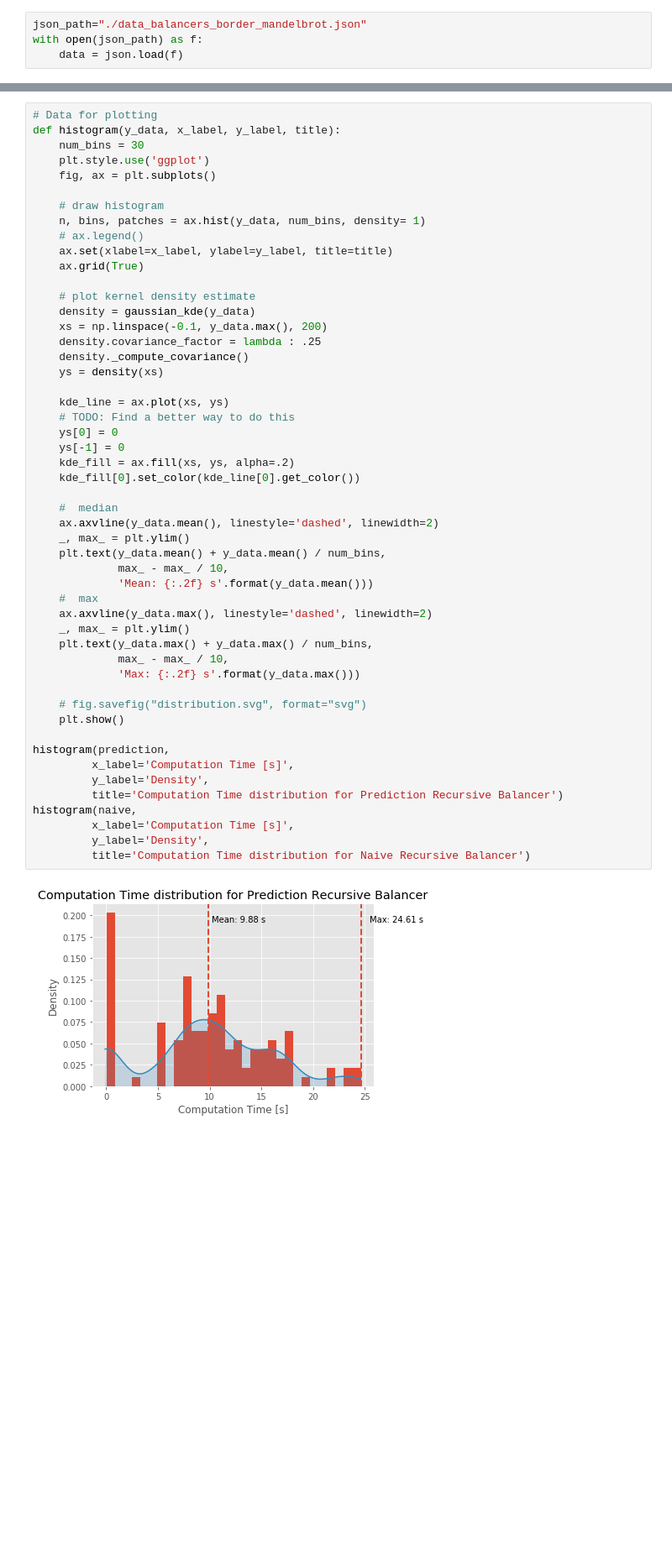
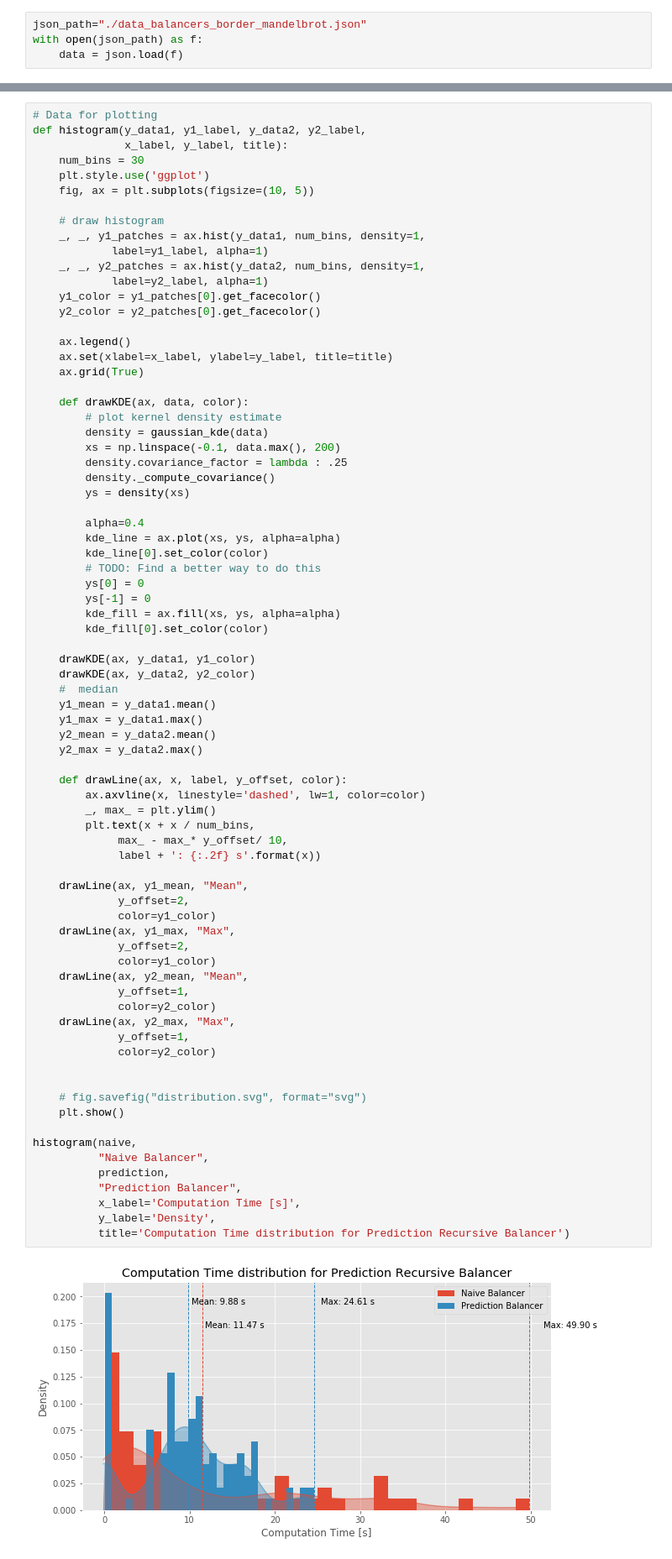
Before and after one commit to eragp/mandelbrot, a Jupyter notebook: eval/balancers/balancers_distribution.ipynb, the cells around one changed output, grey strips where cells are left out. Shown at 84% size. Drawn from its saved outputs; the diff is of its cells as text; blank space fills up the shorter version.

Commit message:
Merged Histograms for naive and prediction balancer

```diff
--- a/eval/balancers/balancers_distribution.ipynb
+++ b/eval/balancers/balancers_distribution.ipynb
@@ -52,54 +52,79 @@ print(timings, naive)
  32.110359 42.844611]
 # %%
 # Data for plotting
-def histogram(y_data, x_label, y_label, title):
+def histogram(y_data1, y1_label, y_data2, y2_label,
+              x_label, y_label, title):
     num_bins = 30
     plt.style.use('ggplot')
-    fig, ax = plt.subplots()
+    fig, ax = plt.subplots(figsize=(10, 5))
 
     # draw histogram
-    n, bins, patches = ax.hist(y_data, num_bins, density= 1)
-    # ax.legend()
+    _, _, y1_patches = ax.hist(y_data1, num_bins, density=1,
+            label=y1_label, alpha=1)
+    _, _, y2_patches = ax.hist(y_data2, num_bins, density=1,
+            label=y2_label, alpha=1)
+    y1_color = y1_patches[0].get_facecolor()
+    y2_color = y2_patches[0].get_facecolor()
+
+    ax.legend()
     ax.set(xlabel=x_label, ylabel=y_label, title=title)
     ax.grid(True)
 
-    # plot kernel density estimate
-    density = gaussian_kde(y_data)
-    xs = np.linspace(-0.1, y_data.max(), 200)
-    density.covariance_factor = lambda : .25
-    density._compute_covariance()
-    ys = density(xs)
+    def drawKDE(ax, data, color):
+        # plot kernel density estimate
+        density = gaussian_kde(data)
+        xs = np.linspace(-0.1, data.max(), 200)
+        density.covariance_factor = lambda : .25
+        density._compute_covariance()
+        ys = density(xs)
 
-    kde_line = ax.plot(xs, ys)
-    # TODO: Find a better way to do this
-    ys[0] = 0
-    ys[-1] = 0
-    kde_fill = ax.fill(xs, ys, alpha=.2)
-    kde_fill[0].set_color(kde_line[0].get_color())
+        alpha=0.4
+        kde_line = ax.plot(xs, ys, alpha=alpha)
+        kde_line[0].set_color(color)
+        # TODO: Find a better way to do this
+        ys[0] = 0
+        ys[-1] = 0
+        kde_fill = ax.fill(xs, ys, alpha=alpha)
+        kde_fill[0].set_color(color)
 
+    drawKDE(ax, y_data1, y1_color)
+    drawKDE(ax, y_data2, y2_color)
     #  median
-    ax.axvline(y_data.mean(), linestyle='dashed', linewidth=2)
-    _, max_ = plt.ylim()
-    plt.text(y_data.mean() + y_data.mean() / num_bins,
-             max_ - max_ / 10,
-             'Mean: {:.2f} s'.format(y_data.mean()))
-    #  max
-    ax.axvline(y_data.max(), linestyle='dashed', linewidth=2)
-    _, max_ = plt.ylim()
-    plt.text(y_data.max() + y_data.max() / num_bins,
-             max_ - max_ / 10,
-             'Max: {:.2f} s'.format(y_data.max()))
+    y1_mean = y_data1.mean()
+    y1_max = y_data1.max()
+    y2_mean = y_data2.mean()
+    y2_max = y_data2.max()
+
+    def drawLine(ax, x, label, y_offset, color):
+        ax.axvline(x, linestyle='dashed', lw=1, color=color)
+        _, max_ = plt.ylim()
+        plt.text(x + x / num_bins,
+             max_ - max_* y_offset/ 10,
+             label + ': {:.2f} s'.format(x))
+
+    drawLine(ax, y1_mean, "Mean",
+             y_offset=2,
+             color=y1_color)
+    drawLine(ax, y1_max, "Max",
+             y_offset=2,
+             color=y1_color)
+    drawLine(ax, y2_mean, "Mean",
+             y_offset=1,
+             color=y2_color)
+    drawLine(ax, y2_max, "Max",
+             y_offset=1,
+             color=y2_color)
+
 
     # fig.savefig("distribution.svg", format="svg")
     plt.show()
 
-histogram(prediction,
-         x_label='Computation Time [s]',
-         y_label='Density',
-         title='Computation Time distribution for Prediction Recursive Balancer')
 histogram(naive,
-         x_label='Computation Time [s]',
-         y_label='Density',
-         title='Computation Time distribution for Naive Recursive Balancer')
+          "Naive Balancer",
+          prediction,
+          "Prediction Balancer",
+          x_label='Computation Time [s]',
+          y_label='Density',
+          title='Computation Time distribution for Prediction Recursive Balancer')
 # %% [output]
-[figure, old version]
+[figure, new version]
```
Also changed, not shown: parts of 2 cells of this notebook.
